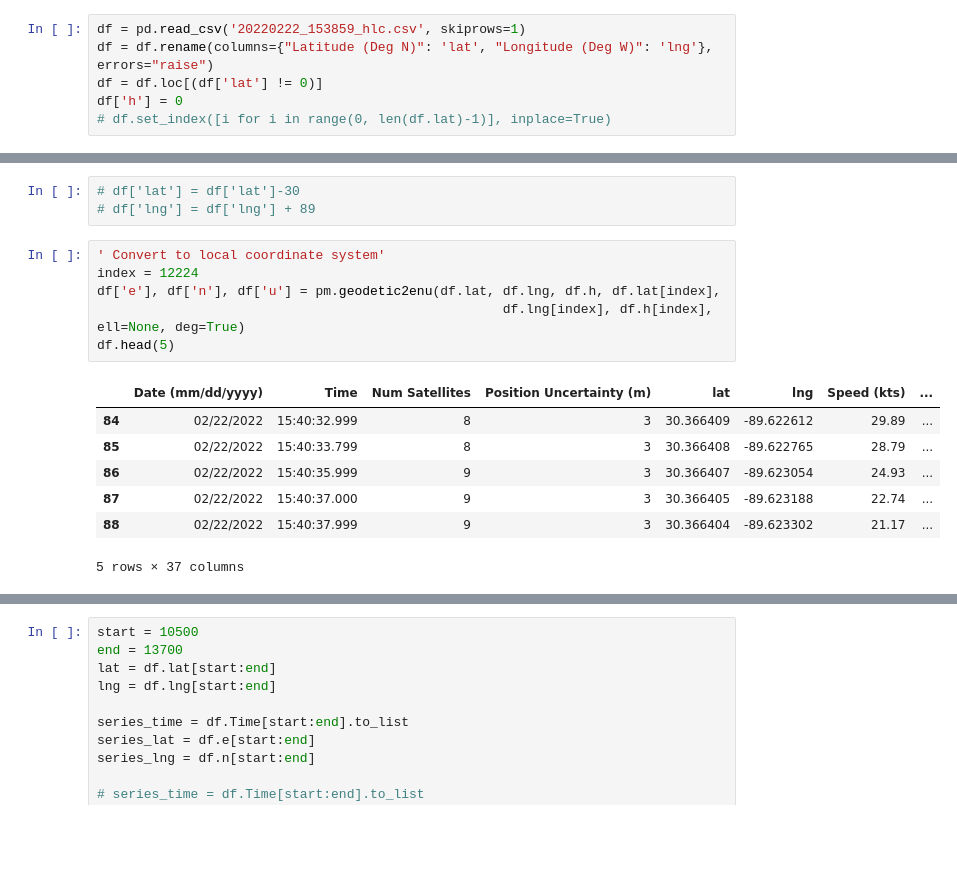
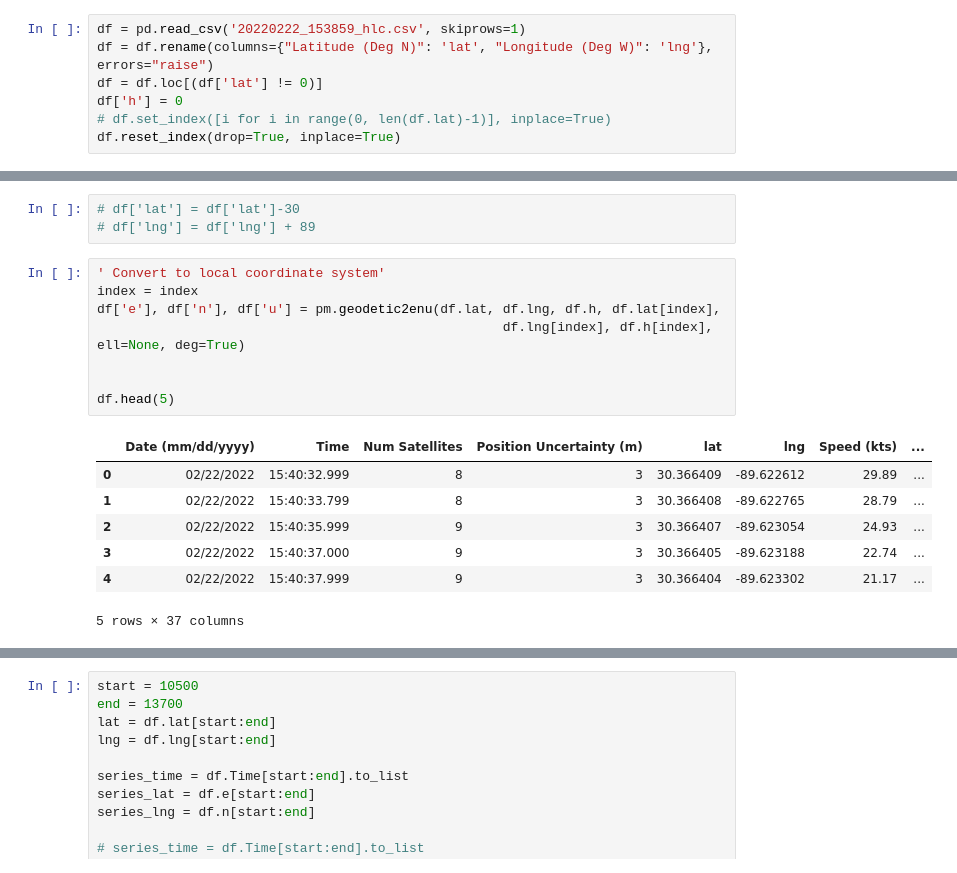
Before and after one commit to SanjibSarkarU/colab-NN, a Jupyter notebook: multi_lstm.ipynb, the cells around one changed output, grey strips where cells are left out. Saved outputs shown, nothing was run; the diff lists cells and outputs as text; blank space fills up the shorter version.

```diff
--- a/multi_lstm.ipynb
+++ b/multi_lstm.ipynb
@@ -56,6 +45,7 @@ df = df.rename(columns={"Latitude (Deg N)": 'lat', "Longitude (Deg W)": 'lng'},
 df = df.loc[(df['lat'] != 0)]
 df['h'] = 0
 # df.set_index([i for i in range(0, len(df.lat)-1)], inplace=True)
+df.reset_index(drop=True, inplace=True)
 # %%
 index = int(len(df.lat)/2)
 # %%
@@ -65,17 +55,19 @@ index = int(len(df.lat)/2)
 # df['lng'] = df['lng'] + 89
 # %%
 ' Convert to local coordinate system'
-index = 12224
+index = index
 df['e'], df['n'], df['u'] = pm.geodetic2enu(df.lat, df.lng, df.h, df.lat[index],
                                                     df.lng[index], df.h[index], ell=None, deg=True)
+
+
 df.head(5)
 # %% [output]
 |  | Date (mm/dd/yyyy) | Time | Num Satellites | Position Uncertainty (m) | lat | lng | Speed (kts) | ... |
-| 84 | 02/22/2022 | 15:40:32.999 | 8 | 3 | 30.366409 | -89.622612 | 29.89 | ... |
-| 85 | 02/22/2022 | 15:40:33.799 | 8 | 3 | 30.366408 | -89.622765 | 28.79 | ... |
-| 86 | 02/22/2022 | 15:40:35.999 | 9 | 3 | 30.366407 | -89.623054 | 24.93 | ... |
-| 87 | 02/22/2022 | 15:40:37.000 | 9 | 3 | 30.366405 | -89.623188 | 22.74 | ... |
-| 88 | 02/22/2022 | 15:40:37.999 | 9 | 3 | 30.366404 | -89.623302 | 21.17 | ... |
+| 0 | 02/22/2022 | 15:40:32.999 | 8 | 3 | 30.366409 | -89.622612 | 29.89 | ... |
+| 1 | 02/22/2022 | 15:40:33.799 | 8 | 3 | 30.366408 | -89.622765 | 28.79 | ... |
+| 2 | 02/22/2022 | 15:40:35.999 | 9 | 3 | 30.366407 | -89.623054 | 24.93 | ... |
+| 3 | 02/22/2022 | 15:40:37.000 | 9 | 3 | 30.366405 | -89.623188 | 22.74 | ... |
+| 4 | 02/22/2022 | 15:40:37.999 | 9 | 3 | 30.366404 | -89.623302 | 21.17 | ... |
 5 rows × 37 columns
 # %%
 print(f'Latitude min:{df.e.min()}, Latitude max:{df.e.max()},\nLongitude min:{df.n.min()}, Longitude max:{df.n.max()}')
```
Also changed, not shown: parts of 35 cells of this notebook.
